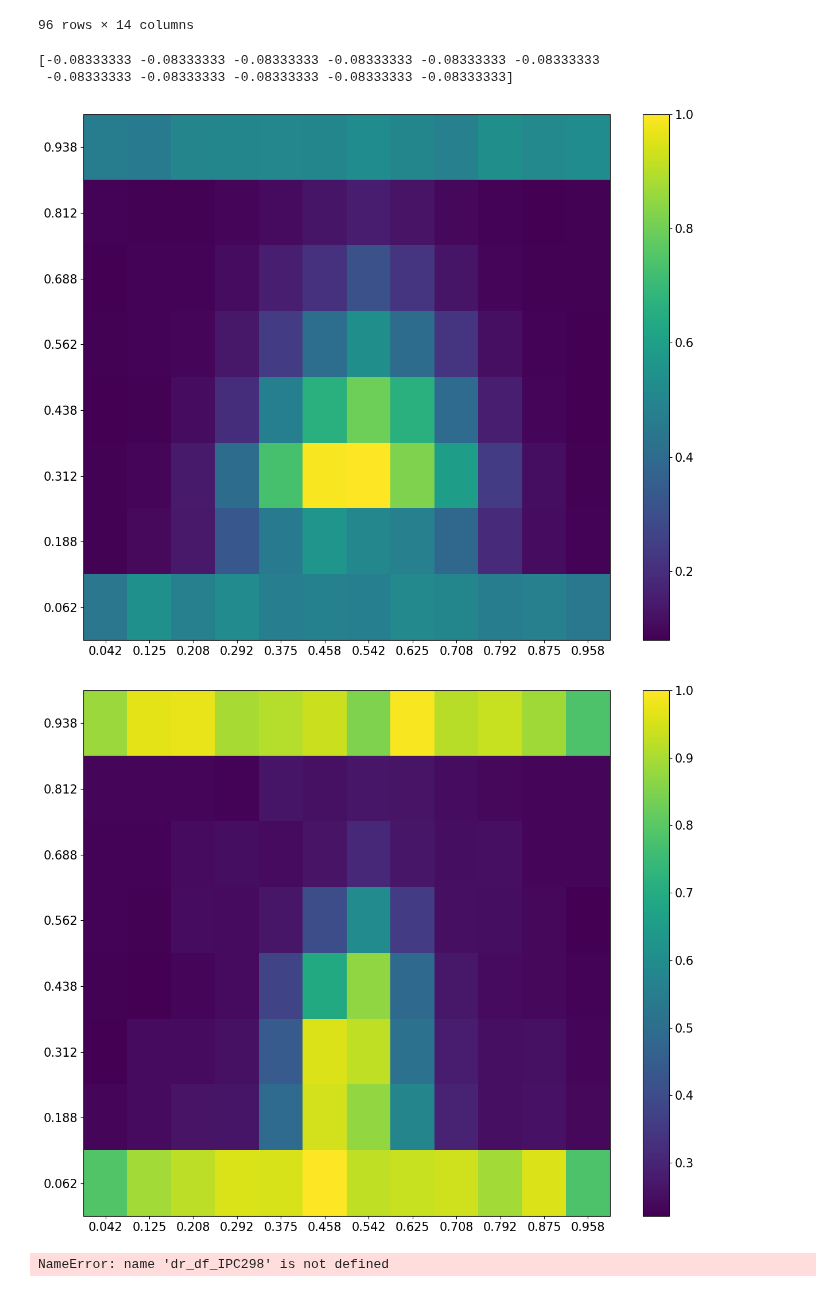
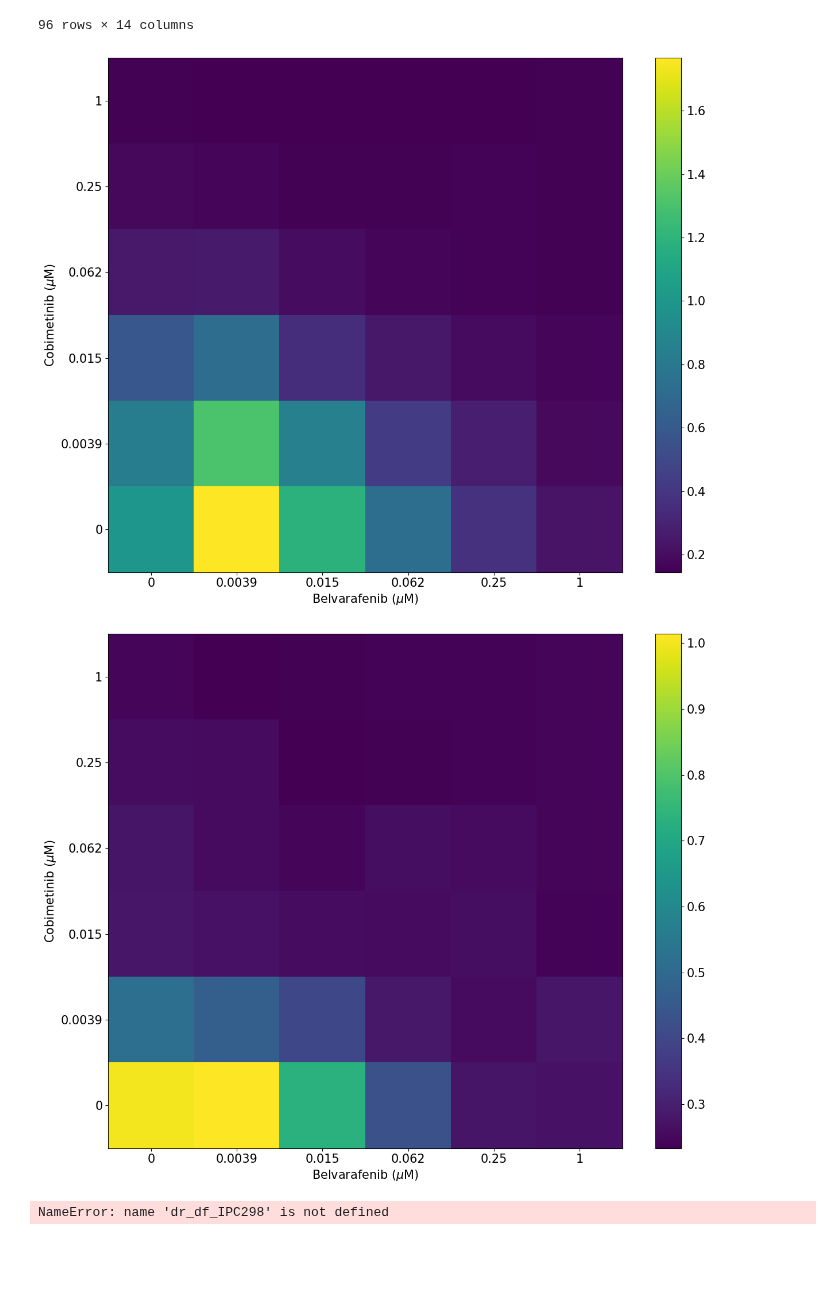
Before and after one commit to lgerosa/panRAFi_MEKi_combo, a Jupyter notebook: scripts/model_simulation_and_plotting/Steady_State_experimental_validation/experimental_heatmaps.ipynb, the cells around one changed output. Cells and saved outputs as stored; diff of their text form; code cells hidden in the pictures; blank space fills up the shorter version.

```diff
--- a/scripts/model_simulation_and_plotting/Steady_State_experimental_validation/experimental_heatmaps.ipynb
+++ b/scripts/model_simulation_and_plotting/Steady_State_experimental_validation/experimental_heatmaps.ipynb
@@ -29,8 +29,8 @@ from scripts.custom_functions.Plot_utility import signif
 ## Generate heatmaps
 # %%
 #Loads csv files as dataframe
-IPC298_well_results_path = Path("data/Model_steady_state_dose_responses/IPC298_ Well results total pERK per well.txt")
+IPC298_well_results_path = Path("data/Experimental_dose_response/IPC298_ Well results total pERK per well.txt")
 IPC298_well_results_df = pd.read_csv(IPC298_well_results_path,delimiter='\t',header=7)
 
-A375_well_results_path = Path("data/Model_steady_state_dose_responses/A375_Well results total pERK per well.txt")
+A375_well_results_path = Path("data/Experimental_dose_response/A375_Well results total pERK per well.txt")
 A375_well_results_df = pd.read_csv(A375_well_results_path,delimiter='\t',header=7)
@@ -39,0 +37,7 @@ A375_well_results_mat = A375_well_results_df.pivot(columns='Column', index='Row'
+# %%
+IPC298_well_results_mat = IPC298_well_results_df.pivot(columns='Column', index='Row',values='Nuclei - Intensity Cell Alexa 647 Mean - Mean per Well').to_numpy()
+print(IPC298_well_results_mat[1:7,:6])
+#IPC298_well_results_mat = IPC298_well_results_mat[1:7,6:]
+IPC298_well_results_mat = np.rot90(IPC298_well_results_mat[1:7,:6],k=-1)
+print(IPC298_well_results_mat)
+#IPC298_well_results_mat = np.flip(np.transpose(IPC298_well_results_mat[1:6,0:5]),axis = 1)
@@ -39,0 +62,9 @@ A375_well_results_mat = A375_well_results_df.pivot(columns='Column', index='Row'
+# %%
+#IPC298_well_results_mat = np.transpose(np.flip(IPC298_well_results_mat[1:6,0:5],axis=1))
+A375_well_results_mat = A375_well_results_df.pivot(columns='Column', index='Row',values='Nuclei - Intensity Cell Alexa 647 Mean - Mean per Well').to_numpy()
+#A375_well_results_mat = np.flip(np.transpose(A375_well_results_mat[1:6,0:5]),axis=1)
+print(A375_well_results_mat[1:7,:6])
+A375_well_results_mat = np.rot90(A375_well_results_mat[1:7,:6],k=-1)
+#A375_well_results_mat = A375_well_results_mat[1:7,:6]
+print(A375_well_results_mat)
+#A375_well_results_mat = A375_well_results_mat[1:6,6:]
@@ -82,43 +124,48 @@ IPC298_well_results_df
 # %%
 fig_IPC298, ax_IPC298 = plt.subplots(1, 1,figsize=(15,10))
 fig_A375, ax_A375 = plt.subplots(1, 1,figsize=(15,10))
-im=ax_A375.imshow(A375_well_results_mat/np.max(A375_well_results_mat), extent=[0, 1, 0, 1],vmax = 1)
+#print(A375_well_results_mat[0,0])
+A375_mat = A375_well_results_mat/A375_well_results_mat[-1,0]
+
+im=ax_A375.imshow(A375_mat, extent=[0, 1, 0, 1],vmax = np.max(A375_mat))
 fig_A375.colorbar(im, ax=ax_A375, fraction=0.046, pad=0.04)
-n_col = np.shape(A375_well_results_mat.to_numpy())[1]
+n_col = np.shape(A375_well_results_mat)[1]
 x_loc = np.linspace(1/n_col/2,1-1/n_col/2,n_col)
 
+#belva_doses = [0,0.002,0.008,0.03,0.13,0.5]
+#cobi_doses = [0,0.002,0.008,0.03,0.13,0.5]
+belva_doses = [0,0.0039,0.015,0.062,0.25,1]
+cobi_doses = [0,0.0039,0.015,0.062,0.25,1]
 
-n_row = np.shape(A375_well_results_mat.to_numpy())[0]
+n_row = np.shape(A375_well_results_mat)[0]
 y_loc = np.linspace(1/n_row/2,1-1/n_row/2,n_row)
-ax_A375.set_xticks(ticks = x_loc,labels = np.round(x_loc,3))
-print(x_loc[:-1] - x_loc[1:])
-ax_A375.set_yticks(ticks = y_loc,labels = np.round(y_loc,3))
+ax_A375.set_xticks(ticks = x_loc,labels = belva_doses)
+ax_A375.set_yticks(ticks = y_loc,labels = cobi_doses)
 #ax_n_CRAF[i,j].title.set_text(plt_titles[j]+ f", {params[i]}")
 #if (i==len(params)-1):
-#ax_A375.set_xlabel('Belvarafenib ($\mu$M)')
+ax_A375.set_xlabel('Belvarafenib ($\mu$M)')
 #if (j==0):
-#ax_A375.set_ylabel('Cobimetinib ($\mu$M)')
-
-im=ax_IPC298.imshow(IPC298_well_results_mat/np.max(IPC298_well_results_mat), extent=[0, 1, 0, 1],vmax = 1)
+ax_A375.set_ylabel('Cobimetinib ($\mu$M)')
+IPC298_mat = IPC298_well_results_mat/IPC298_well_results_mat[-1,0]
+im=ax_IPC298.imshow(IPC298_mat, extent=[0, 1, 0, 1],vmax = np.max(IPC298_mat))
 fig_IPC298.colorbar(im, ax=ax_IPC298, fraction=0.046, pad=0.04)
-ax_IPC298.set_xticks(ticks = x_loc,labels = np.round(x_loc,3))
-ax_IPC298.set_yticks(ticks = y_loc,labels = np.round(y_loc,3))
+#ax_IPC298.set_xticks(ticks = x_loc,labels = np.round(x_loc,3))
+ax_IPC298.set_xticks(ticks = x_loc,labels = belva_doses)
+ax_IPC298.set_yticks(ticks = y_loc,labels = cobi_doses)
 #ax_w_CRAF[i,j].title.set_text(plt_titles[j]+ f", {params[i]}")
 #if (i==len(params)-1):
-#ax_IPC298.set_xlabel('Belvarafenib ($\mu$M)')
+ax_IPC298.set_xlabel('Belvarafenib ($\mu$M)')
 #if (j==0):
-#ax_IPC298.set_ylabel('Cobimetinib ($\mu$M)')
+ax_IPC298.set_ylabel('Cobimetinib ($\mu$M)')
 fig_A375.subplots_adjust(wspace=0, hspace=0)
 fig_A375.tight_layout()
 fig_A375.savefig(Path(f"figures/Experimental_dose_response/Belva_Cobi_A375.svg"),format='svg')
 fig_IPC298.subplots_adjust(wspace=0, hspace=0)
 fig_IPC298.tight_layout()
 fig_IPC298.savefig(Path(f"figures/Experimental_dose_response/Belva_Cobi_fig_IPC298.svg"),format='svg')
 # %% [output]
-[-0.08333333 -0.08333333 -0.08333333 -0.08333333 -0.08333333 -0.08333333
- -0.08333333 -0.08333333 -0.08333333 -0.08333333 -0.08333333]
-[figure, old version]
+[figure, new version]
-[figure, old version]
+[figure, new version]
 # %%
 # extract drugless condition
 zero_dose_IPC298_df = IPC298_well_results_df.iloc[0]
```
Also changed, not shown: parts of 5 cells of this notebook, 8 other files.
